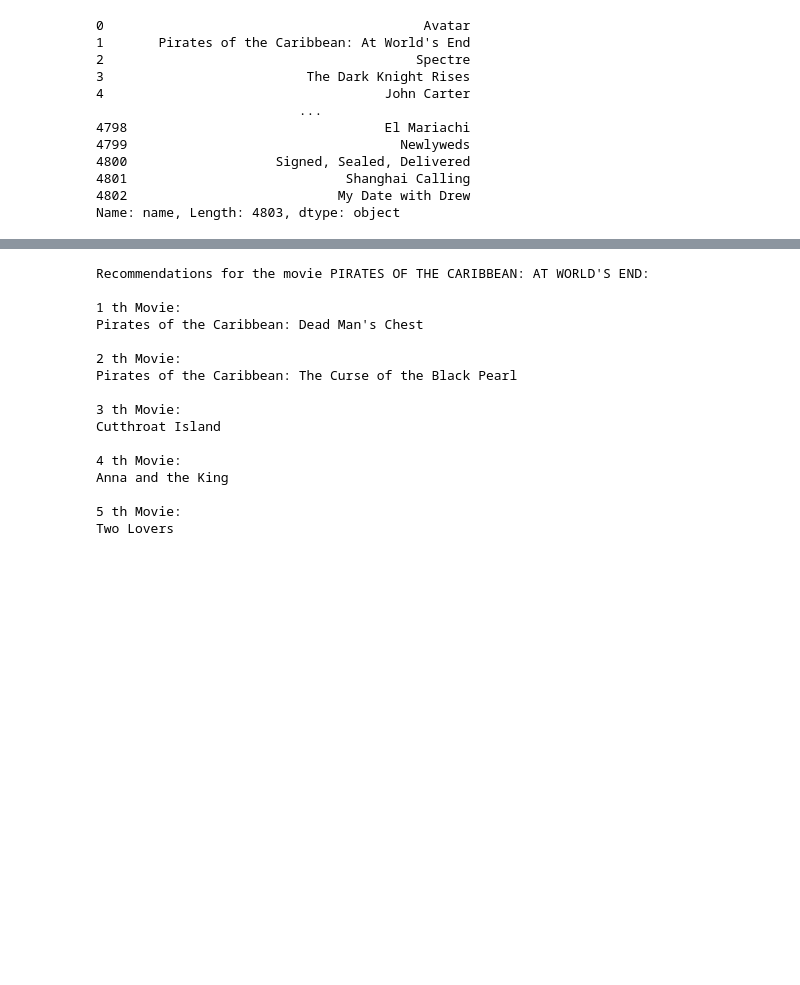
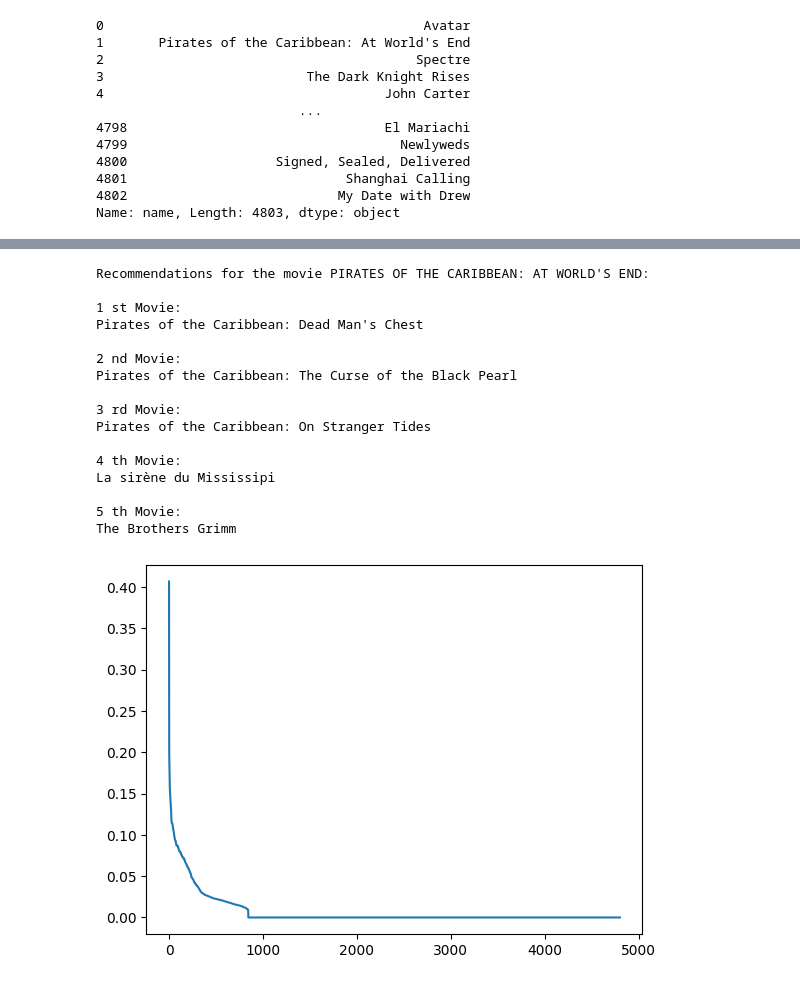
Before and after one commit to PedroFerreira03/NLP, a Jupyter notebook: course_notebook.ipynb, the cells around one changed output, grey strips where cells are left out. Drawn from its saved outputs; the diff is of its cells as text; code cells hidden in the pictures; blank space fills up the shorter version.

```diff
--- a/course_notebook.ipynb
+++ b/course_notebook.ipynb
@@ -245,6 +245,7 @@ import ast
 path_to_data = "data/tmdb_5000_movies.csv"
 data = pd.read_csv(path_to_data)
 data['keywords'] = data['keywords'].apply(ast.literal_eval)
+data['genres'] = data['genres'].apply(ast.literal_eval)
 data.columns
 # %% [output]
 Index(['budget', 'genres', 'homepage', 'id', 'keywords', 'original_language',
@@ -258,8 +259,11 @@ def process_data(data):
     lista = []
     n = data.shape[0]
     keywords = data['keywords']
+    genres = data['genres']
     for i in range(n):
-        lista.append(', '.join([keywords[i][j]['name'] for j in range(len(keywords[i]))]))
+        str1 = ', '.join([keywords[i][j]['name'].replace(" ", "") for j in range(len(keywords[i]))]) # Get the genres to just one token
+        str2 = ', '.join([genres[i][j]['name'].replace(" ", "") for j in range(len(genres[i]))])
+        lista.append(str1 + str2)
 
     return lista
 
@@ -283,60 +302,76 @@ Name: name, Length: 4803, dtype: object
 # %%
 from sklearn.feature_extraction.text import TfidfVectorizer
 from sklearn.preprocessing import normalize
+import matplotlib.pyplot as plt
 
 class MovieRecomendation():
     def __init__(self):
         self.vectorizer = TfidfVectorizer()
         self.names_to_idx = {}
         self.names = []
+        self.data = []
 
     def fit_transform(self, names, keywords):
         self.names_to_idx = {name: i for i, name in enumerate(names)}
         self.names = names
-        new_data = self.vectorizer.fit_transform(keywords)
-        return new_data
+        self.data = self.vectorizer.fit_transform(keywords)
+        return
 
-    def recommend(self, target, data, top_k=5):
+    def recommend(self, target, top_k=5):
         try:
             idx = self.names_to_idx[target]
         except KeyError:
             raise ValueError(f"Index for '{target}' not found in names database")
 
+        data = self.data
         movie = data[idx, :]
         normalized_data = normalize(data, axis=1)
         scores = np.dot(normalized_data, movie.T).toarray().ravel()
-        scores[idx] = -1 # Mask the movie itself, doesn't make sense to recommend it
+        scores[idx] = 0 # Mask the movie itself, doesn't make sense to recommend it (0 is the minimum for cosine similarity using TF-IDF since we're on the first quadrant)
         sorted_idx = np.argsort(scores)
 
+        plt.plot(scores[sorted_idx[::-1]])
+
         print(f"Recommendations for the movie {target.upper()}:\n")
-        for i in range(top_k):
-            pos = f"{i+1} th Movie: \n"
-            print(pos + names[sorted_idx[-i-1]])
+        for i in range(1, top_k+1):
+            match i:
+                case 1:
+                    pos_arg = "st"
+                case 2:
+                    pos_arg = "nd"
+                case 3:
+                    pos_arg = "rd"
+                case _:
+                    pos_arg = "th"
+
+            pos = f"{i} {pos_arg} Movie: \n"
+            print(pos + names[sorted_idx[-i]])
             print()
 
         return
 
 names = X['name']
 keywords = X['keywords']
-movie_to_recommend = "Pirates of the Caribbean: At World's End"
-
 MovieRec = MovieRecomendation()
-vectors = MovieRec.fit_transform(names, keywords)
-MovieRec.recommend(movie_to_recommend, vectors)
+MovieRec.fit_transform(names, keywords)
-# %% [output]
-Recommendations for the movie PIRATES OF THE CARIBBEAN: AT WORLD'S END:
-
-1 th Movie:
-Pirates of the Caribbean: Dead Man's Chest
-
-2 th Movie:
-Pirates of the Caribbean: The Curse of the Black Pearl
-
-3 th Movie:
-Cutthroat Island
-
-4 th Movie:
-Anna and the King
-
-5 th Movie:
-Two Lovers
+# %%
+movie_to_recommend = "Pirates of the Caribbean: At World's End"
+MovieRec.recommend(movie_to_recommend)
+# %% [output]
+Recommendations for the movie PIRATES OF THE CARIBBEAN: AT WORLD'S END:
+
+1 st Movie:
+Pirates of the Caribbean: Dead Man's Chest
+
+2 nd Movie:
+Pirates of the Caribbean: The Curse of the Black Pearl
+
+3 rd Movie:
+Pirates of the Caribbean: On Stranger Tides
+
+4 th Movie:
+La sirène du Mississipi
+
+5 th Movie:
+The Brothers Grimm
+[figure, added]
```
Also changed, not shown: parts of 8 cells of this notebook.
